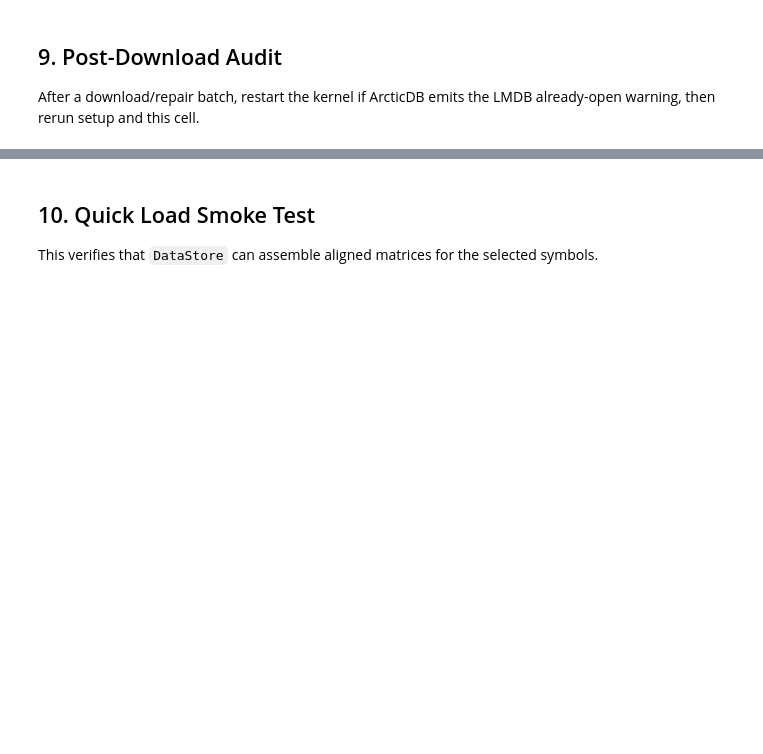
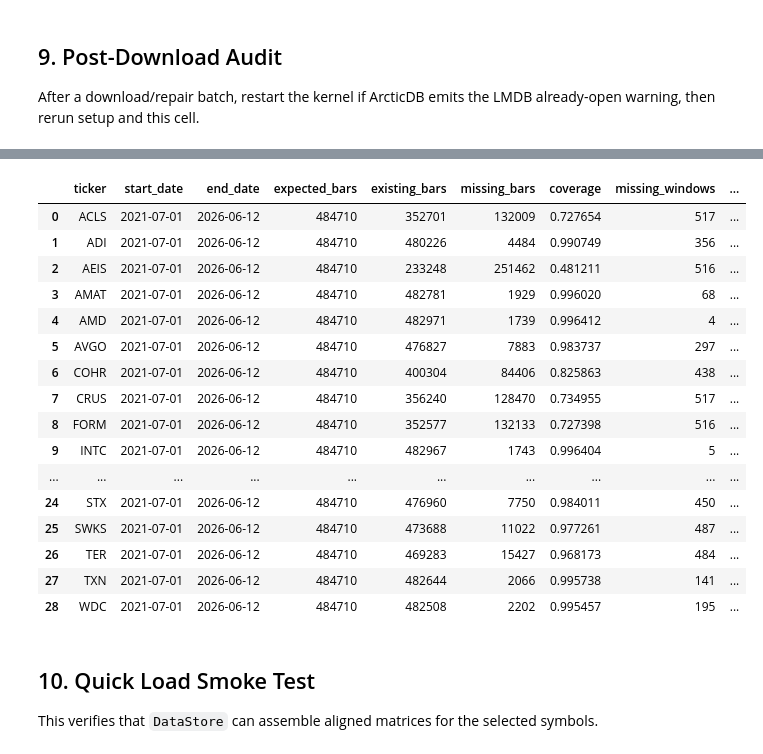
Before and after one commit to gabtopas88/Bluegrey, a Jupyter notebook: research/Jordi/cross_sectional_equity_dispersion/00_semis_intraday_data_download.ipynb, the cells around one changed output, grey strips where cells are left out. Cells and saved outputs as stored; diff of their text form; code cells hidden in the pictures; blank space fills up the shorter version.

```diff
--- a/research/Jordi/cross_sectional_equity_dispersion/00_semis_intraday_data_download.ipynb
+++ b/research/Jordi/cross_sectional_equity_dispersion/00_semis_intraday_data_download.ipynb
@@ -366,11 +386,6 @@ else:
 
 After a download/repair batch, restart the kernel if ArcticDB emits the LMDB already-open warning, then rerun setup and this cell.
 # %%
-from tools.download_history_polygon import PolygonIngestor
-
-if "ingestor" not in globals():
-    ingestor = PolygonIngestor()
-
 post_audit_df = ingestor.run_audit_job(
     universe_name="manual_semis_starter",
     start_date=REQUEST_START_DATE,
@@ -387,3 +402,4 @@ post_audit_path = REPORT_DIR / f"coverage_post_audit_{REQUEST_START_DATE}_{REQUE
 post_audit_df.to_csv(post_audit_path, index=False)
 print("Saved:", post_audit_path)
 display(post_audit_df)
+# %% [output]
@@ -390,3 +423,20 @@ display(post_audit_df)
+|  | ticker | start_date | end_date | expected_bars | existing_bars | missing_bars | coverage | missing_windows | ... |
+| 0 | ACLS | 2021-07-01 | 2026-06-12 | 484710 | 352701 | 132009 | 0.727654 | 517 | ... |
+| 1 | ADI | 2021-07-01 | 2026-06-12 | 484710 | 480226 | 4484 | 0.990749 | 356 | ... |
+| 2 | AEIS | 2021-07-01 | 2026-06-12 | 484710 | 233248 | 251462 | 0.481211 | 516 | ... |
+| 3 | AMAT | 2021-07-01 | 2026-06-12 | 484710 | 482781 | 1929 | 0.996020 | 68 | ... |
+| 4 | AMD | 2021-07-01 | 2026-06-12 | 484710 | 482971 | 1739 | 0.996412 | 4 | ... |
+| 5 | AVGO | 2021-07-01 | 2026-06-12 | 484710 | 476827 | 7883 | 0.983737 | 297 | ... |
+| 6 | COHR | 2021-07-01 | 2026-06-12 | 484710 | 400304 | 84406 | 0.825863 | 438 | ... |
+| 7 | CRUS | 2021-07-01 | 2026-06-12 | 484710 | 356240 | 128470 | 0.734955 | 517 | ... |
+| 8 | FORM | 2021-07-01 | 2026-06-12 | 484710 | 352577 | 132133 | 0.727398 | 516 | ... |
+| 9 | INTC | 2021-07-01 | 2026-06-12 | 484710 | 482967 | 1743 | 0.996404 | 5 | ... |
+| ... | ... | ... | ... | ... | ... | ... | ... | ... | ... |
+| 24 | STX | 2021-07-01 | 2026-06-12 | 484710 | 476960 | 7750 | 0.984011 | 450 | ... |
+| 25 | SWKS | 2021-07-01 | 2026-06-12 | 484710 | 473688 | 11022 | 0.977261 | 487 | ... |
+| 26 | TER | 2021-07-01 | 2026-06-12 | 484710 | 469283 | 15427 | 0.968173 | 484 | ... |
+| 27 | TXN | 2021-07-01 | 2026-06-12 | 484710 | 482644 | 2066 | 0.995738 | 141 | ... |
+| 28 | WDC | 2021-07-01 | 2026-06-12 | 484710 | 482508 | 2202 | 0.995457 | 195 | ... |
 # %%
 ['INTC', 'KLAC', 'LRCX' ,'LSCC', 'MCHP']
 # %% [markdown]
```
Also changed, not shown: parts of 4 cells of this notebook, 3 other files.
